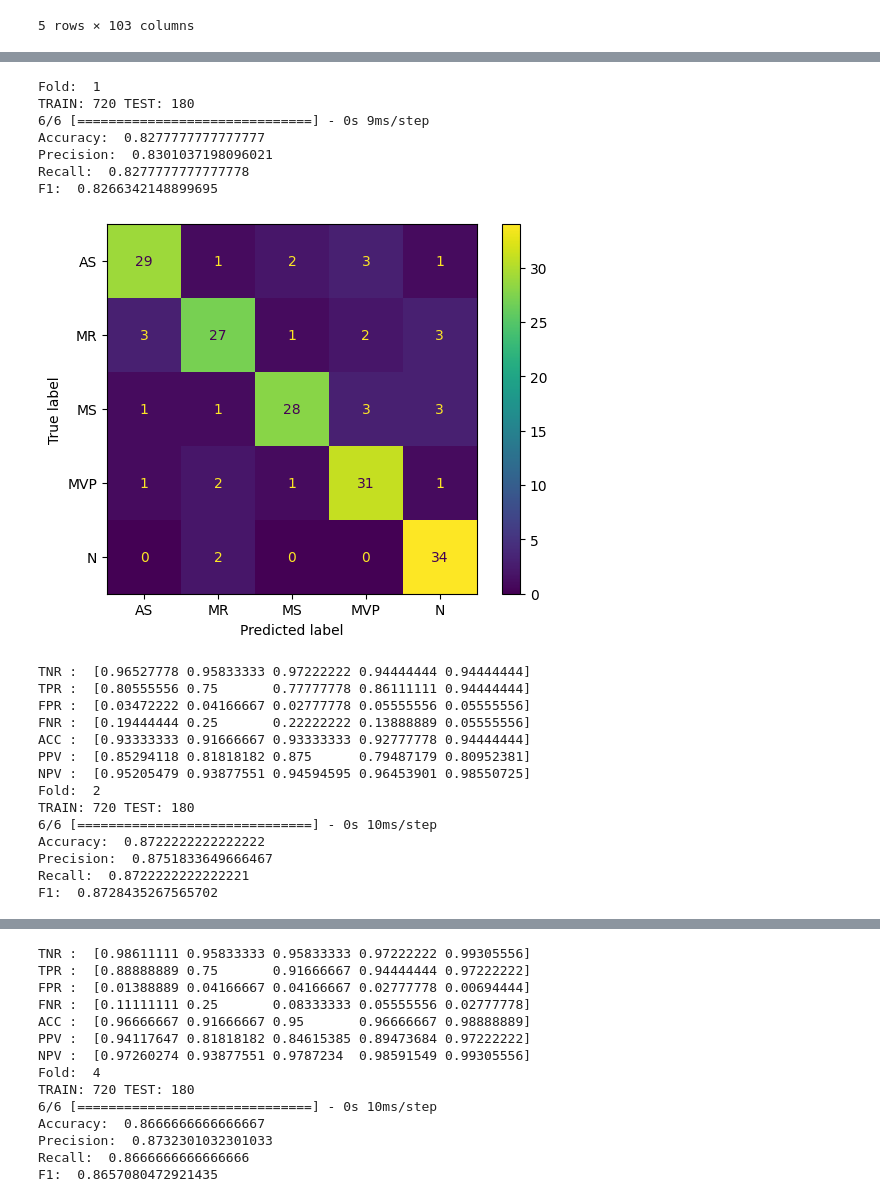
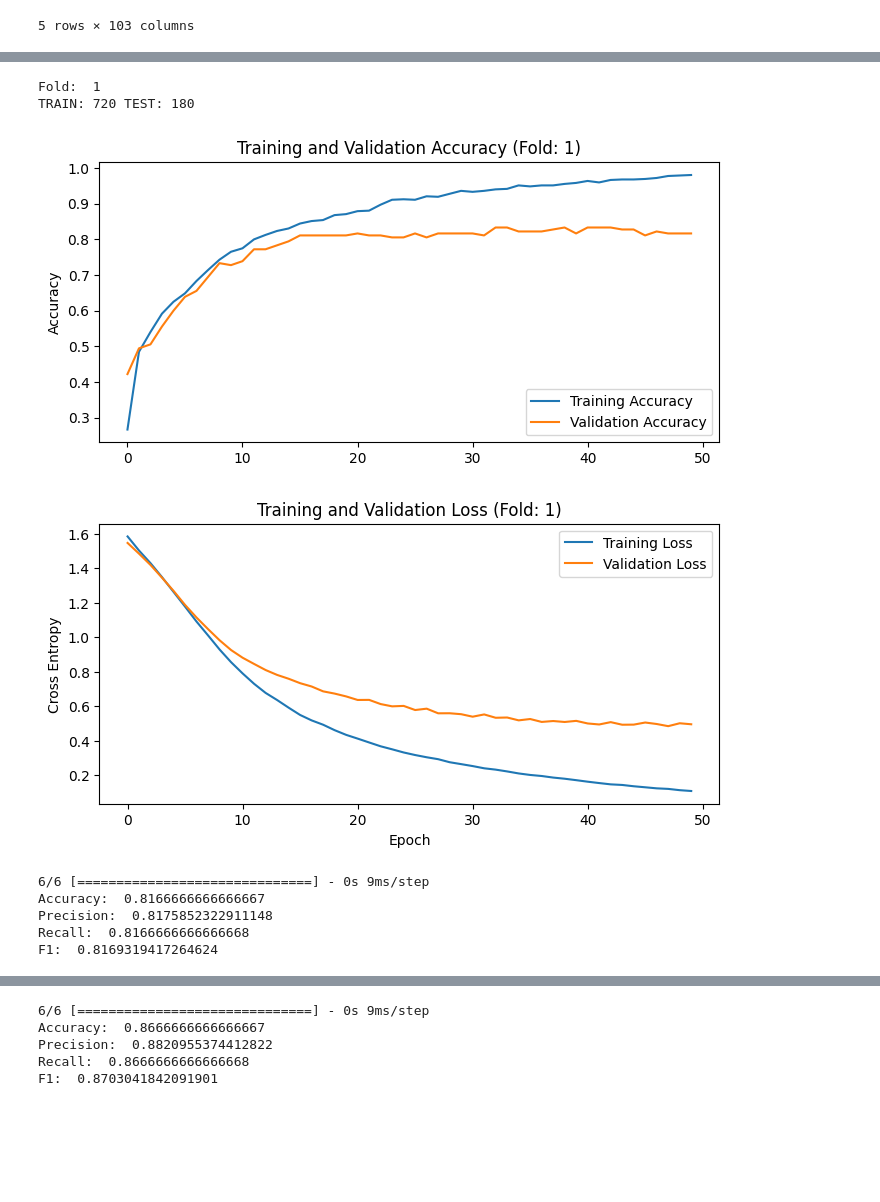
Before and after one commit to raflidev/vhd-machine-learning, a Jupyter notebook: Model/LSTM_KFold.ipynb, the cells around one changed output, grey strips where cells are left out. Saved outputs shown, nothing was run; the diff lists cells and outputs as text; code cells hidden in the pictures; blank space fills up the shorter version.

```diff
--- a/Model/LSTM_KFold.ipynb
+++ b/Model/LSTM_KFold.ipynb
@@ -284,6 +278,25 @@ for train_index, test_index in skf.split(X, y):
     history = model.fit(X_train, y_train, epochs=50, batch_size=64, validation_data=(X_test, y_test), verbose=0)
     # history = model.fit(X_train, y_train, epochs=50, batch_size=16, validation_data=(X_test, y_test), verbose=0)
 
+    plt.figure(figsize=(8, 8))
+    plt.subplot(2, 1, 1)
+    plt.plot(history.history['acc'], label='Training Accuracy')
+    plt.plot(history.history['val_acc'], label='Validation Accuracy')
+    plt.legend(loc='lower right')
+    plt.ylabel('Accuracy')
+    plt.title('Training and Validation Accuracy (Fold: '+str(no)+')')
+    plt.show()
+
+    plt.figure(figsize=(8, 8))
+    plt.subplot(2, 1, 1)
+    plt.plot(history.history['loss'], label='Training Loss')
+    plt.plot(history.history['val_loss'], label='Validation Loss')
+    plt.legend(loc='upper right')
+    plt.title('Training and Validation Loss (Fold: '+str(no)+')')
+    plt.ylabel('Cross Entropy')
+    plt.xlabel('Epoch')
+    plt.show()
+
     y_pred = model.predict(X_test)
     y_pred = np.argmax(y_pred, axis=1)
     y_test = np.argmax(y_test, axis=1)
@@ -304,57 +317,46 @@ for train_index, test_index in skf.split(X, y):
 
     FP = cm.sum(axis=0) - np.diag(cm)
     FN = cm.sum(axis=1) - np.diag(cm)
     TP = np.diag(cm)
     TN = cm.sum() - (FP + FN + TP)
 
     # Sensitivity, hit rate, recall, or true positive rate
     TPR = TP/(TP+FN)
     # Specificity or true negative rate
     TNR = TN/(TN+FP)
     # Precision or positive predictive value
     PPV = TP/(TP+FP)
     # Negative predictive value
     NPV = TN/(TN+FN)
     # Fall out or false positive rate
     FPR = FP/(FP+TN)
     # False negative rate
     FNR = FN/(TP+FN)
     # False discovery rate
     FDR = FP/(TP+FP)
 
     # Overall accuracy
     ACC = (TP+TN)/(TP+FP+FN+TN)
 
-    print("TNR : ", TNR)
-    print("TPR : ", TPR)
-    print("FPR : ", FPR)
-    print("FNR : ", FNR)
-    print("ACC : ", ACC)
-    print("PPV : ", PPV)
-    print("NPV : ", NPV)
+    print("Sensitivity :" , TPR, 'mean: ', np.mean(TPR))
+    print("Specificity :" , TNR, 'mean: ', np.mean(TNR))
+    print("Precision :" , PPV, 'mean: ', np.mean(PPV))
+    print("Accuracy :" , ACC, 'mean: ', np.mean(ACC))
+    print("FPR :" , FPR, 'mean: ', np.mean(FPR))
+    print("FNR :" , FNR, 'mean: ', np.mean(FNR))
+    print("NPV :" , NPV, 'mean: ', np.mean(NPV))
+    print("FDR :" , FDR, 'mean: ', np.mean(FDR))
+    print("f1_score:", 2 * (PPV * TPR) / (PPV + TPR), 'mean: ', np.mean(2 * (PPV * TPR) / (PPV + TPR)))
 
 
     no += 1
 # %% [output]
 Fold:  1
 TRAIN: 720 TEST: 180
-6/6 [==============================] - 0s 9ms/step
-Accuracy:  0.8277777777777777
-Precision:  0.8301037198096021
-Recall:  0.8277777777777778
-F1:  0.8266342148899695
-[figure, old version]
+[figure, new version]
+[figure, new version]
-TNR :  [0.96527778 0.95833333 0.97222222 0.94444444 0.94444444]
-TPR :  [0.80555556 0.75       0.77777778 0.86111111 0.94444444]
-FPR :  [0.03472222 0.04166667 0.02777778 0.05555556 0.05555556]
-FNR :  [0.19444444 0.25       0.22222222 0.13888889 0.05555556]
-ACC :  [0.93333333 0.91666667 0.93333333 0.92777778 0.94444444]
-PPV :  [0.85294118 0.81818182 0.875      0.79487179 0.80952381]
-NPV :  [0.95205479 0.93877551 0.94594595 0.96453901 0.98550725]
-Fold:  2
-TRAIN: 720 TEST: 180
-6/6 [==============================] - 0s 10ms/step
-Accuracy:  0.8722222222222222
-Precision:  0.8751833649666467
-Recall:  0.8722222222222221
-F1:  0.8728435267565702
+6/6 [==============================] - 0s 9ms/step
+Accuracy:  0.8166666666666667
+Precision:  0.8175852322911148
+Recall:  0.8166666666666668
+F1:  0.8169319417264624
@@ -377,14 +377,5 @@ F1:  0.8936071102158059
-TNR :  [0.98611111 0.95833333 0.95833333 0.97222222 0.99305556]
-TPR :  [0.88888889 0.75       0.91666667 0.94444444 0.97222222]
-FPR :  [0.01388889 0.04166667 0.04166667 0.02777778 0.00694444]
-FNR :  [0.11111111 0.25       0.08333333 0.05555556 0.02777778]
-ACC :  [0.96666667 0.91666667 0.95       0.96666667 0.98888889]
-PPV :  [0.94117647 0.81818182 0.84615385 0.89473684 0.97222222]
-NPV :  [0.97260274 0.93877551 0.9787234  0.98591549 0.99305556]
-Fold:  4
-TRAIN: 720 TEST: 180
-6/6 [==============================] - 0s 10ms/step
+6/6 [==============================] - 0s 9ms/step
 Accuracy:  0.8666666666666667
-Precision:  0.8732301032301033
-Recall:  0.8666666666666666
-F1:  0.8657080472921435
+Precision:  0.8820955374412822
+Recall:  0.8666666666666668
+F1:  0.8703041842091901
```
Also changed, not shown: parts of 3 cells of this notebook, 12 other files.
